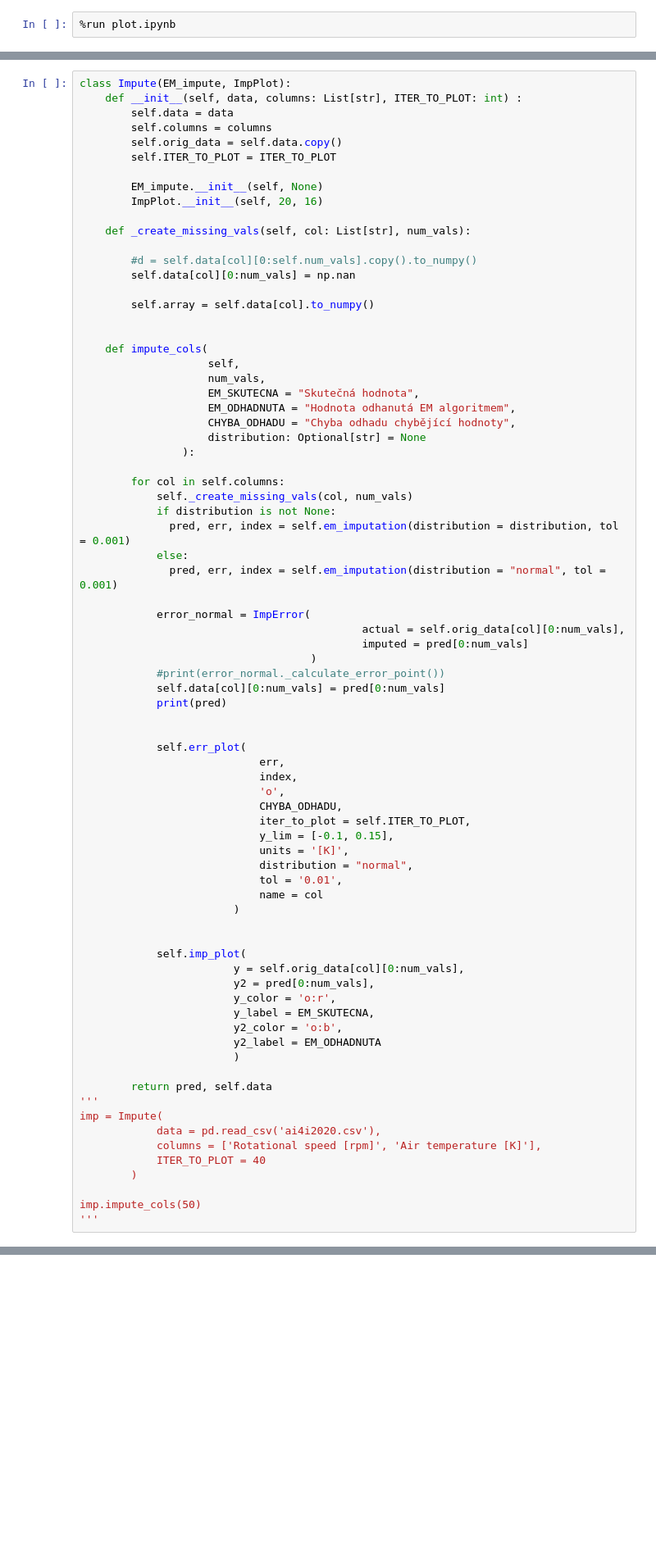
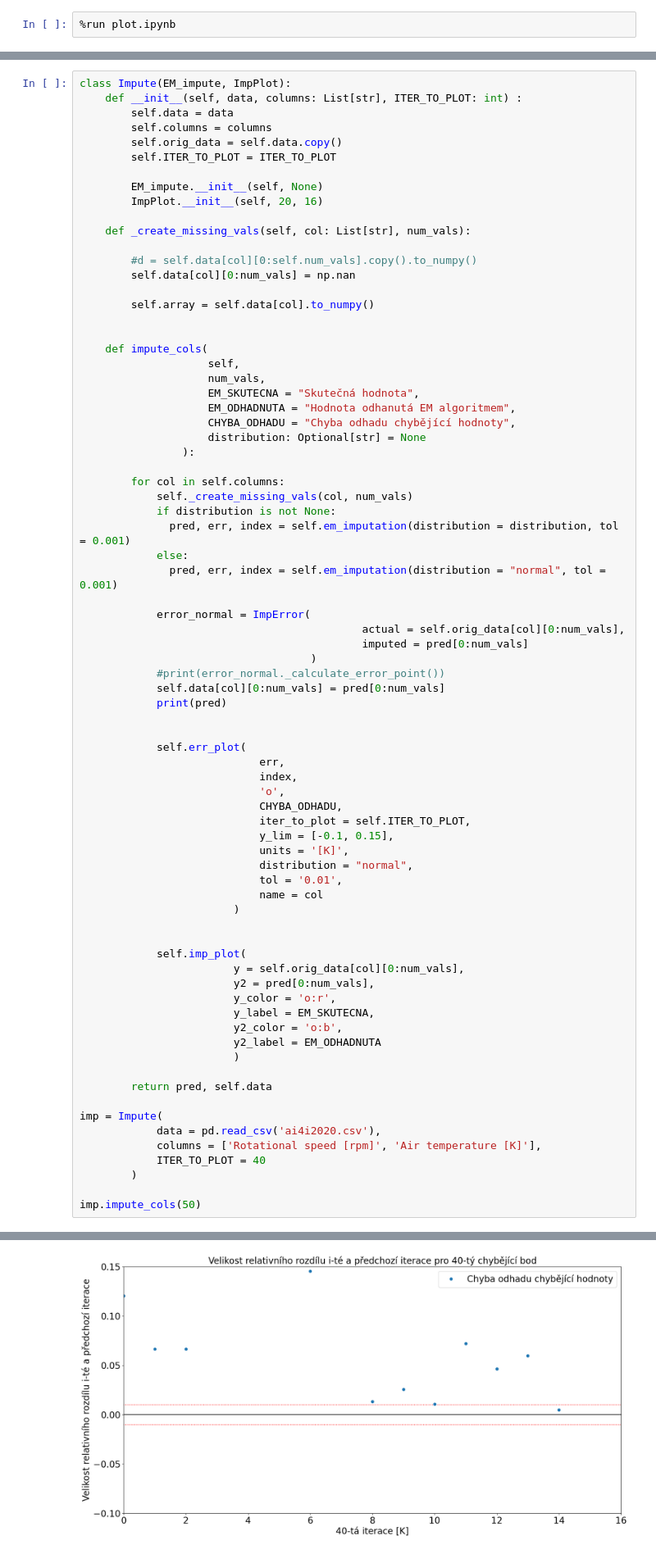
Before and after one commit to VP54/Predictive_maintenance, a Jupyter notebook: imp.ipynb, the cells around one changed output, grey strips where cells are left out. Shown: that part at 82% size. Drawn from its saved outputs; the diff is of its cells as text; blank space fills up the shorter version.

Commit message:
did automatic very simple exploration analysis graphs

```diff
--- a/imp.ipynb
+++ b/imp.ipynb
@@ -308,7 +308,7 @@ class Impute(EM_impute, ImpPlot):
                         )
 
         return pred, self.data
-'''
+
 imp = Impute(
             data = pd.read_csv('ai4i2020.csv'),
             columns = ['Rotational speed [rpm]', 'Air temperature [K]'],
@@ -316,7 +316,6 @@ imp = Impute(
         )
 
 imp.impute_cols(50)
-'''
 # %% [output]
 A value is trying to be set on a copy of a slice from a DataFrame
 
@@ -328,0 +329 @@ tol              -->             0.001
+[figure, added]
```
Also changed, not shown: parts of 1 cell of this notebook, 6 other files.
